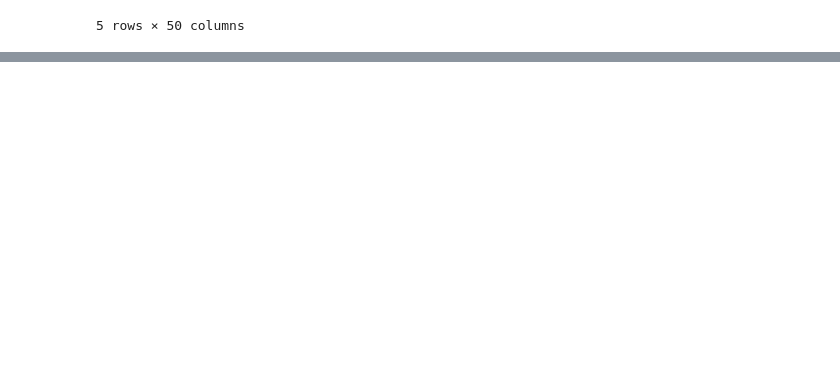
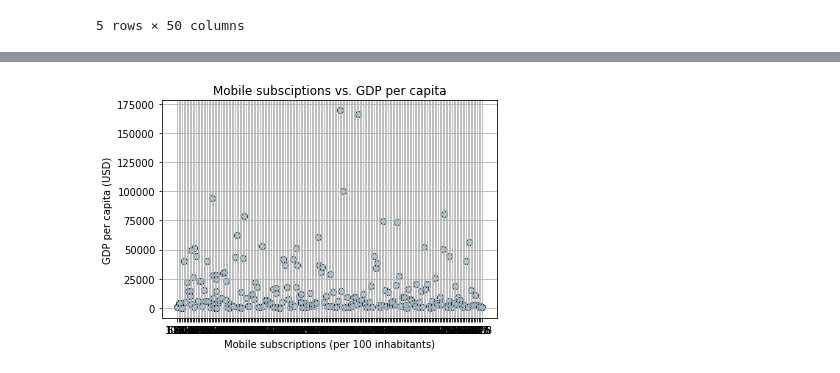
Before and after one commit to Data-Analytics-Project-Group/Visualizing-World-Economic-Trends, a Jupyter notebook: Visualizing World Economic Trends.ipynb, the cells around one changed output, grey strips where cells are left out. Saved outputs shown, nothing was run; the diff lists cells and outputs as text; code cells hidden in the pictures; blank space fills up the shorter version.

Commit message:
Add Project 1 files via upload
Updated Jupyter Notebook file for Project 1 with technology vs. GDP plots.

```diff
--- a/Visualizing World Economic Trends.ipynb
+++ b/Visualizing World Economic Trends.ipynb
@@ -17,3 +17,20 @@ country_data.head()
 | 3 | American Samoa | Polynesia | 199 | 56 | 278.2 | ... |
 | 4 | Andorra | SouthernEurope | 468 | 77 | 163.8 | ... |
 5 rows × 50 columns
+# %%
+# Create a data frame with only the columns about technology usage
+tech_data = country_data[["country",
+                          "Region",
+                          "Population in thousands (2017)",
+                          "GDP per capita (current US$)",
+                          "Mobile-cellular subscriptions (per 100 inhabitants)",
+                          "Individuals using the Internet (per 100 inhabitants)"]]
+
+# Rename the headers for clarity
+tech_data = tech_data.rename(columns = {"country": "Country",
+                                        "Population in thousands (2017)": "Population (k)",
+                                        "GDP per capita (current US$)": "GDP per capita (USD)",
+                                        "Mobile-cellular subscriptions (per 100 inhabitants)": "Mobile subscriptions (per 100 inhabitants)",
+                                        "Individuals using the Internet (per 100 inhabitants)": "Internet users (per 100 inhabitants)"})
+
+tech_data.head()
@@ -19,0 +44,18 @@ country_data.head()
+# %%
+# Mobile subsciptions vs. GDP per capita
+plt.scatter(tech_data["Mobile subscriptions (per 100 inhabitants)"],
+            tech_data["GDP per capita (USD)"],
+            facecolors = "skyblue",
+            edgecolors = "black",
+            linewidths = 1,
+            marker = "o",
+            alpha = 0.75)
+
+plt.title("Mobile subsciptions vs. GDP per capita")
+plt.ylabel("GDP per capita (USD)")
+plt.xlabel("Mobile subscriptions (per 100 inhabitants)")
+plt.grid(True)
+
+plt.show()
+# %% [output]
+[figure, added]
```
Also changed, not shown: parts of 3 cells of this notebook.
